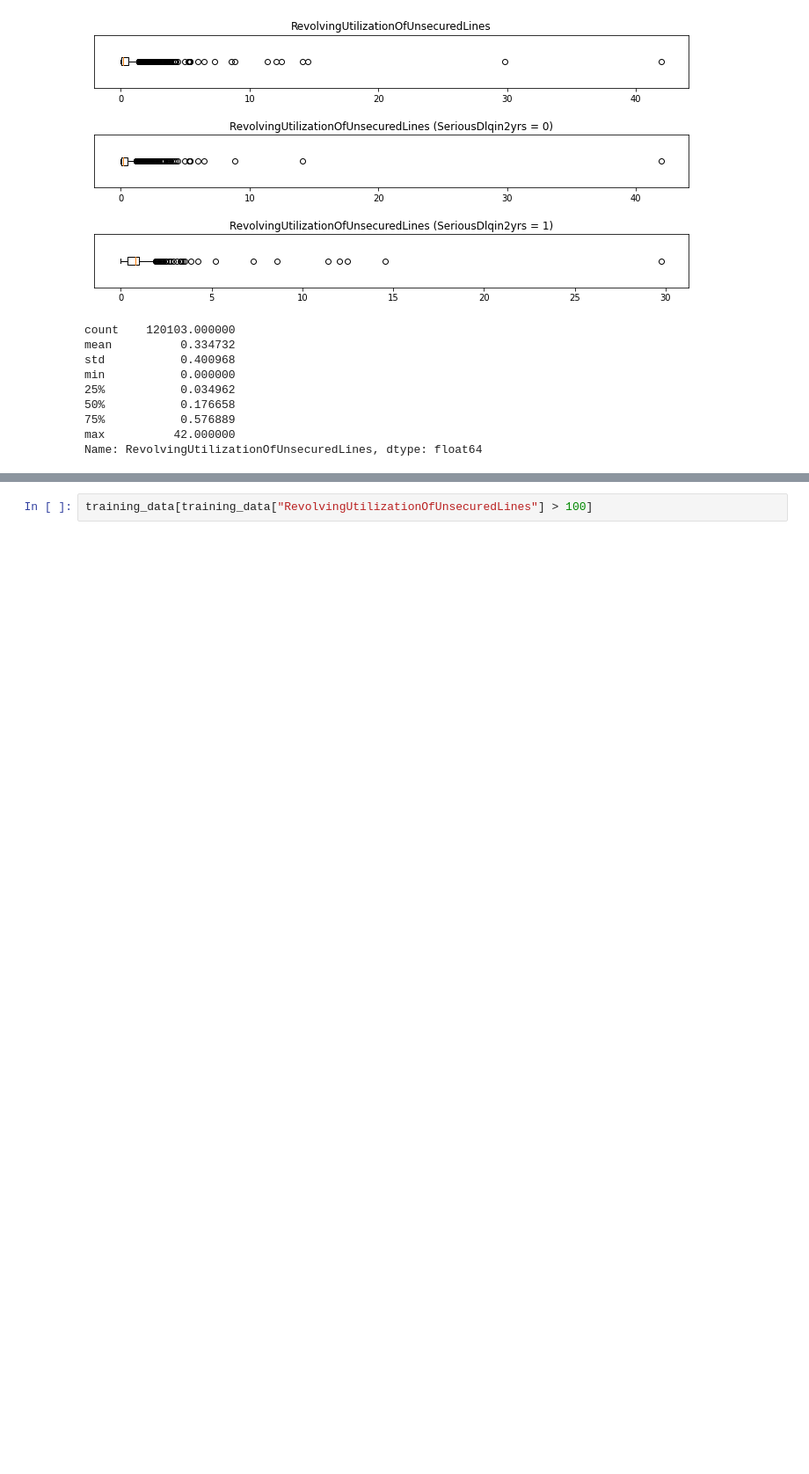
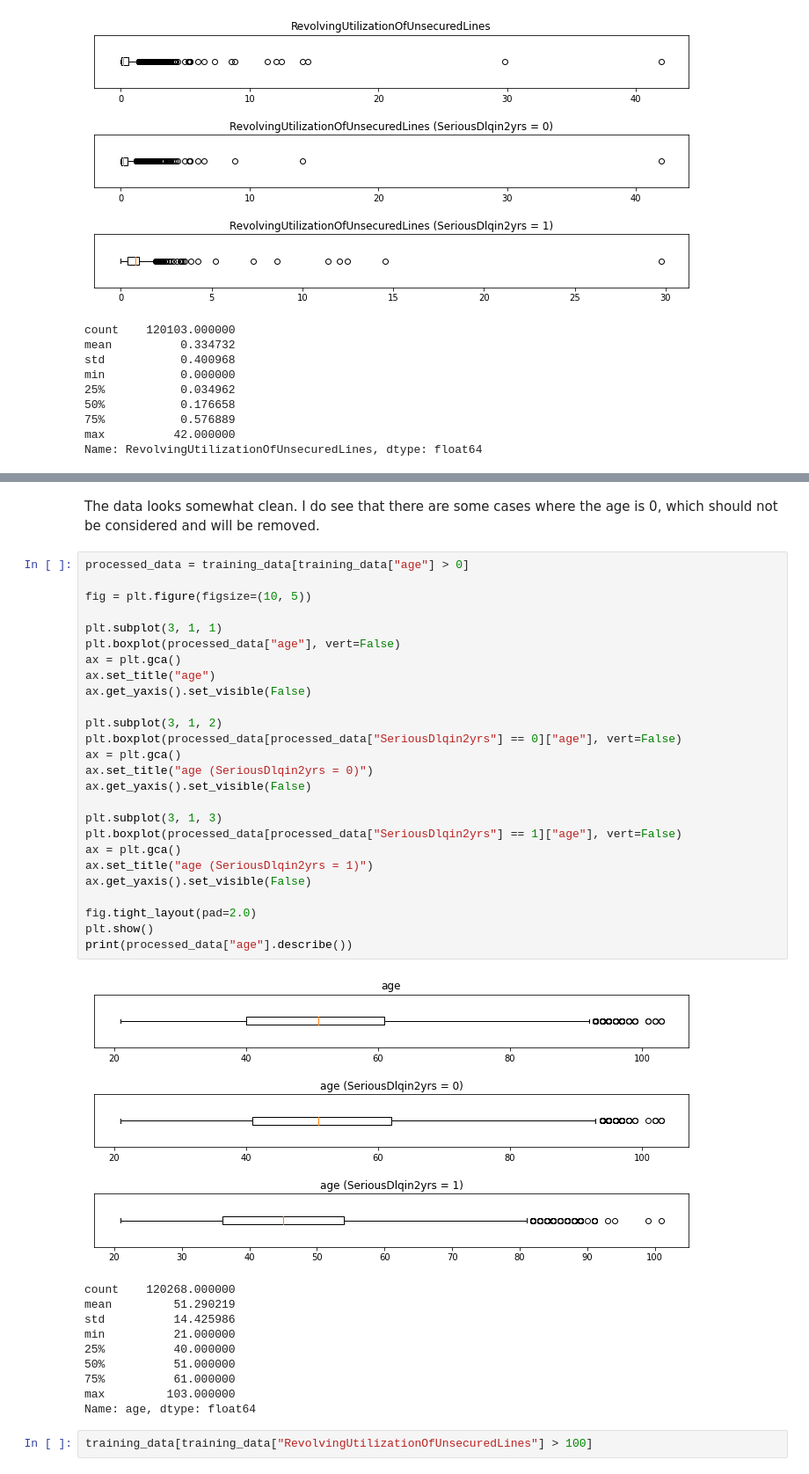
Before and after one commit to kimsternator/ECE-225-Project, a Jupyter notebook: ECE 225 Project.ipynb, the cells around one changed output, grey strips where cells are left out. Shown: that part at 88% size. Saved outputs shown, nothing was run; the diff lists cells and outputs as text; blank space fills up the shorter version.

Commit message:
Age Feature cleaning

```diff
--- a/ECE 225 Project.ipynb
+++ b/ECE 225 Project.ipynb
@@ -167,3 +185,42 @@ plt.show()
+# %% [markdown]
+The data looks somewhat clean. I do see that there are some cases where the age is 0, which should not be considered and will be removed.
+# %%
+processed_data = training_data[training_data["age"] > 0]
+
+fig = plt.figure(figsize=(10, 5))
+
+plt.subplot(3, 1, 1)
+plt.boxplot(processed_data["age"], vert=False)
+ax = plt.gca()
+ax.set_title("age")
+ax.get_yaxis().set_visible(False)
+
+plt.subplot(3, 1, 2)
+plt.boxplot(processed_data[processed_data["SeriousDlqin2yrs"] == 0]["age"], vert=False)
+ax = plt.gca()
+ax.set_title("age (SeriousDlqin2yrs = 0)")
+ax.get_yaxis().set_visible(False)
+
+plt.subplot(3, 1, 3)
+plt.boxplot(processed_data[processed_data["SeriousDlqin2yrs"] == 1]["age"], vert=False)
+ax = plt.gca()
+ax.set_title("age (SeriousDlqin2yrs = 1)")
+ax.get_yaxis().set_visible(False)
+
+fig.tight_layout(pad=2.0)
+plt.show()
+print(processed_data["age"].describe())
+# %% [output]
+[figure, added]
+count    120268.000000
+mean         51.290219
+std          14.425986
+min          21.000000
+25%          40.000000
+50%          51.000000
+75%          61.000000
+max         103.000000
+Name: age, dtype: float64
 # %%
 training_data[training_data["RevolvingUtilizationOfUnsecuredLines"] > 100]
 # %% [output]
```
Also changed, not shown: parts of 5 cells of this notebook.
